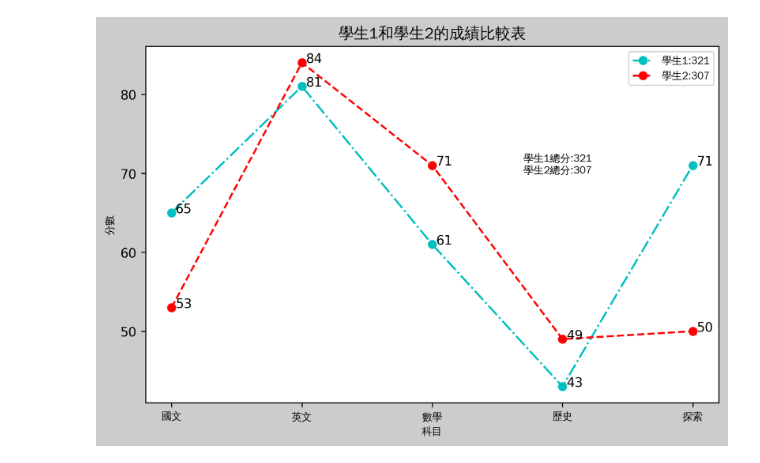
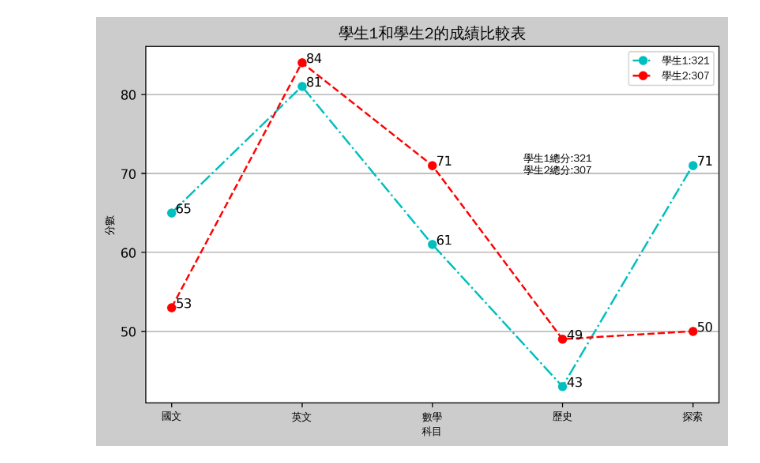
Before and after one commit to JhenYiKuo/practice, a Jupyter notebook: lesson12_1.ipynb, the cells around one changed output. Cells and saved outputs as stored; diff of their text form; code cells hidden in the pictures.

```diff
--- a/lesson12_1.ipynb
+++ b/lesson12_1.ipynb
@@ -22,31 +22,34 @@ ax= fig.add_subplot(1,1,1)
 ax.set_title('學生1和學生2的成績比較表',fontproperties=font1)
 ax.set_xlabel('科目',fontproperties=font)
 ax.set_ylabel('分數',fontproperties=font)
 
 #畫線
 ax.plot(subjects,value1,'c-.o')
 ax.plot(subjects,value2,'r--o')
 ax.set_xticklabels(subjects,fontproperties=font)
 
 #顯示對應的分數
 x_locations = ax.get_xticks()
 #y_locations = ax.get_yticks()
 
 for i in range(len(x_locations)):
     ax.annotate(str(value1[i]),(x_locations[i]+0.03,value1[i]))
     ax.annotate(str(value2[i]),(x_locations[i]+0.03,value2[i]))
 
 #顯示總分
 value1_total = 0
 value2_total = 0
 for score in value1:
     value1_total += score
 for score in value2:
     value2_total += score
 ax.annotate(f'學生1總分:{value1_total}\n學生2總分:{value2_total}',(2.7,70),fontproperties=font)
 ax.legend([f'學生1:{value1_total}',f'學生2:{value2_total}'],prop=font)
 
+#增加輔助線
+ax.grid(axis='y')
+
 #呈現表
 plt.show()
 # %% [output]
-[figure, old version]
+[figure, new version]
```
Also changed, not shown: parts of 1 cell of this notebook.
